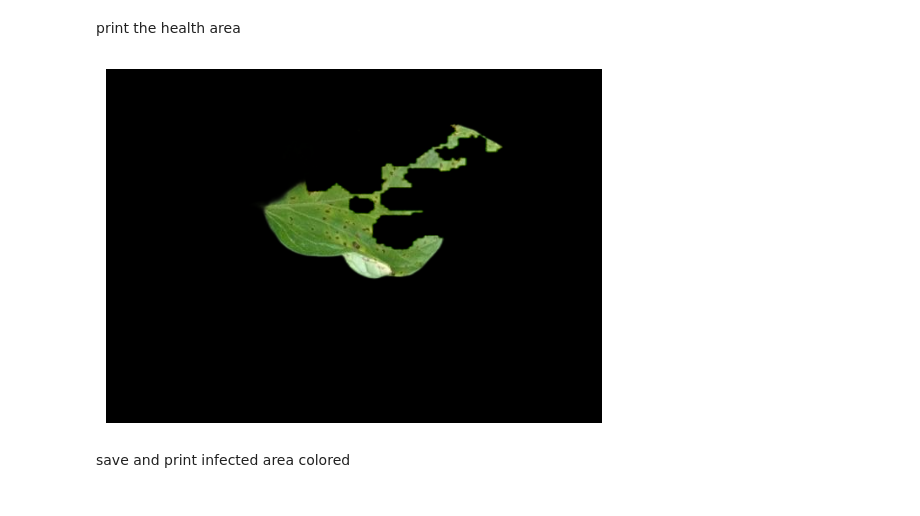
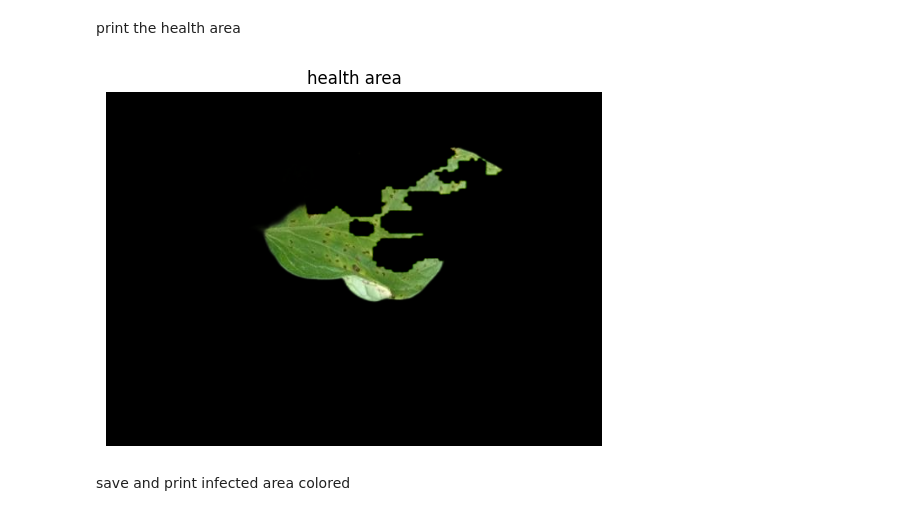
Before and after one commit to talisma-cassoma/plant-disease-study, a Jupyter notebook: disease_severity_estimation.ipynb, the cells around one changed output. Saved outputs shown, nothing was run; the diff lists cells and outputs as text; code cells hidden in the pictures.

```diff
--- a/disease_severity_estimation.ipynb
+++ b/disease_severity_estimation.ipynb
@@ -132,37 +138,42 @@ print the health area
 # %%
 import cv2
 import matplotlib.pyplot as plt
+from PIL import Image
 
 # Read the images
 image1 = cv2.imread('/content/output/00052_1.png')
-image2 = cv2.imread('/content/segmented_image.png')
+image2 = cv2.imread('/content/output/segmented_image.png')
 
 # Resize the images to have the same shape
 image2_resized = cv2.resize(image2, (image1.shape[1], image1.shape[0]))
 
 # Subtract the images
 subtracted = cv2.subtract(image1, image2_resized)
 
+# Save the subtracted image as a PNG file
+cv2.imwrite('/content/output/subtracted_image.png', subtracted)
+
 # Display the result image using matplotlib
+plt.title('health area')
 plt.imshow(cv2.cvtColor(subtracted, cv2.COLOR_BGR2RGB))
 plt.axis('off')  # Turn off axis numbers and ticks
 plt.show()
 
 # Display the original and segmented images the two images (origal and health area)
 #plt.figure(figsize=(10, 5))
 # Original image
 #plt.subplot(1, 2, 1)
 #plt.imshow(img)
 #plt.title('Original Image')
 #plt.axis('off')
 # Display the result image using matplotlib
 #plt.subplot(1, 2, 2)
 #plt.imshow(cv2.cvtColor(subtracted, cv2.COLOR_BGR2RGB))
 #plt.axis('off')  # Turn off axis numbers and ticks
 #plt.title('health area')
 #plt.show()
 # %% [output]
-[figure, old version]
+[figure, new version]
 # %% [markdown]
 save and print infected area colored
 # %%
```
Also changed, not shown: parts of 6 cells of this notebook.
